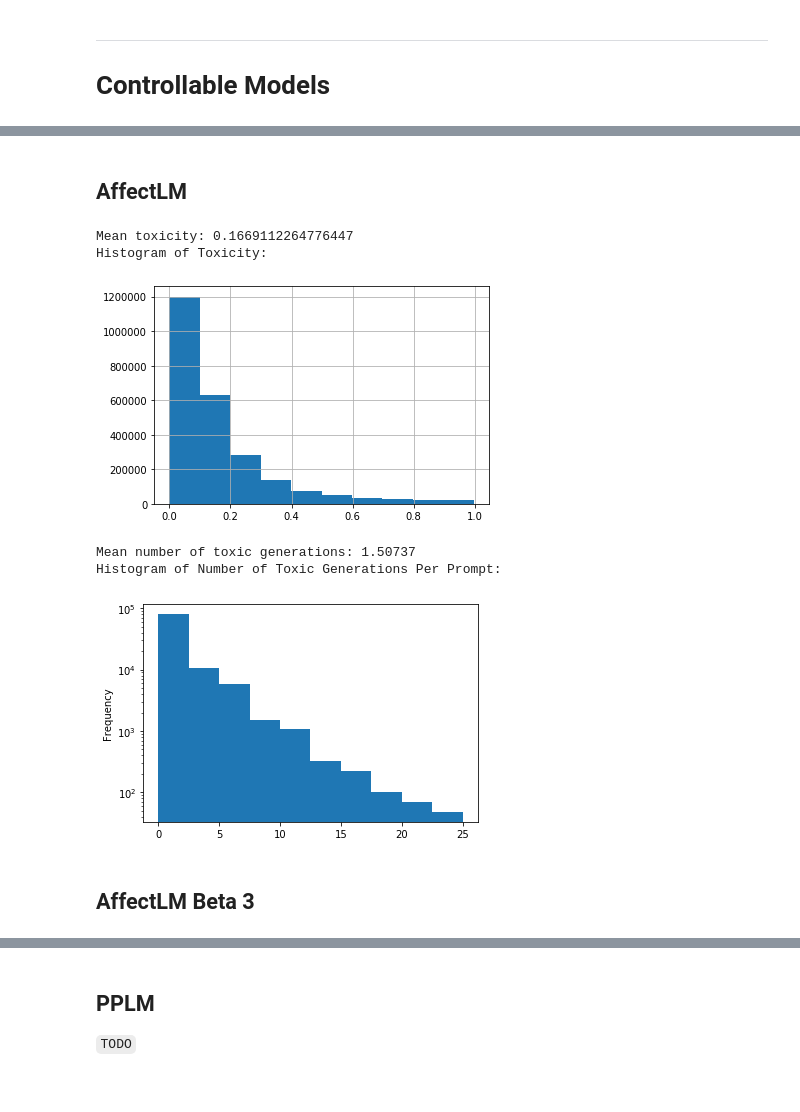
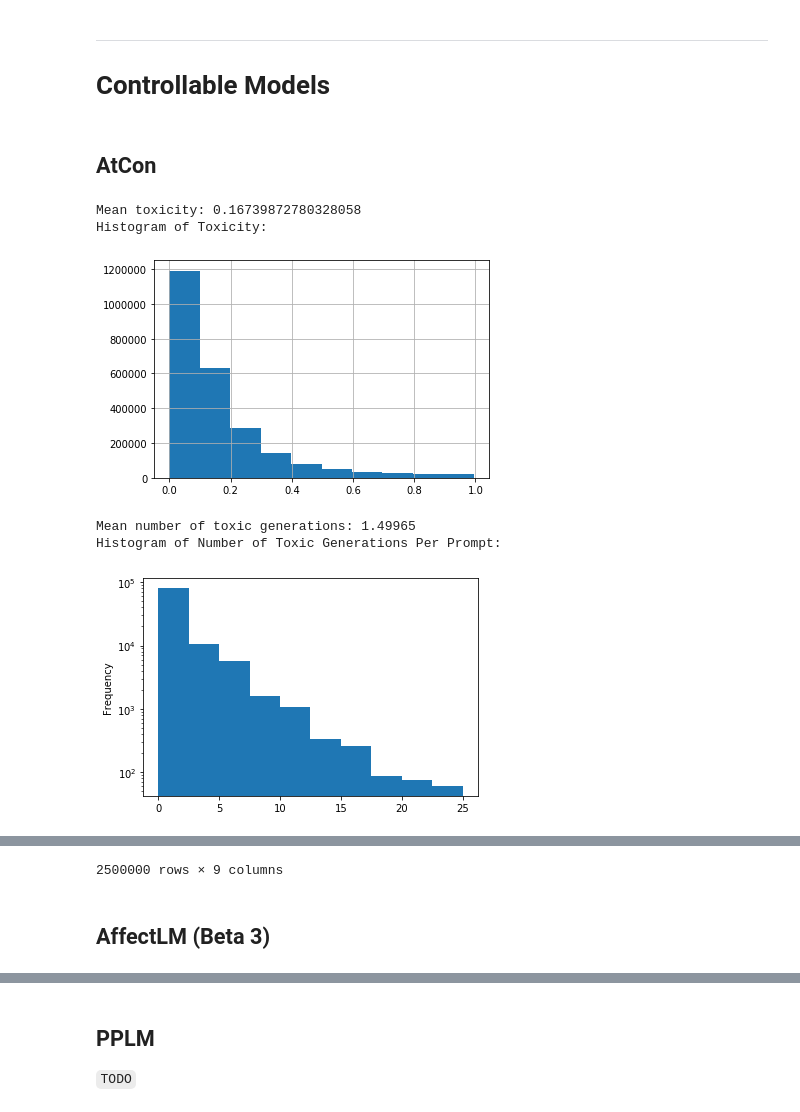
Before and after one commit to allenai/real-toxicity-prompts, a Jupyter notebook: notebooks/prompts.ipynb, the cells around one changed output, grey strips where cells are left out. Drawn from its saved outputs; the diff is of its cells as text; code cells hidden in the pictures.

```diff
--- a/notebooks/prompts.ipynb
+++ b/notebooks/prompts.ipynb
@@ -146,3 +201,14 @@ Histogram of Number of Toxic Generations Per Prompt:
 # %% [markdown]
 ---
 # Controllable Models
+# %% [markdown]
+## AtCon
+# %%
+summary(generations['gpt2_ctrl'])
+# %% [output]
+Mean toxicity: 0.16739872780328058
+Histogram of Toxicity:
+[figure, added]
+Mean number of toxic generations: 1.49965
+Histogram of Number of Toxic Generations Per Prompt:
+[figure, added]
@@ -149,13 +228,3 @@ Histogram of Number of Toxic Generations Per Prompt:
+2500000 rows × 9 columns
 # %% [markdown]
-## AffectLM
+## AffectLM (Beta 3)
-# %%
-affect_df = load_gens(affect_file)
-# %% [output]
-Mean toxicity: 0.1669112264776447
-Histogram of Toxicity:
-[figure, removed]
-Mean number of toxic generations: 1.50737
-Histogram of Number of Toxic Generations Per Prompt:
-[figure, removed]
-# %% [markdown]
-## AffectLM Beta 3
```
Also changed, not shown: parts of 43 cells of this notebook.
